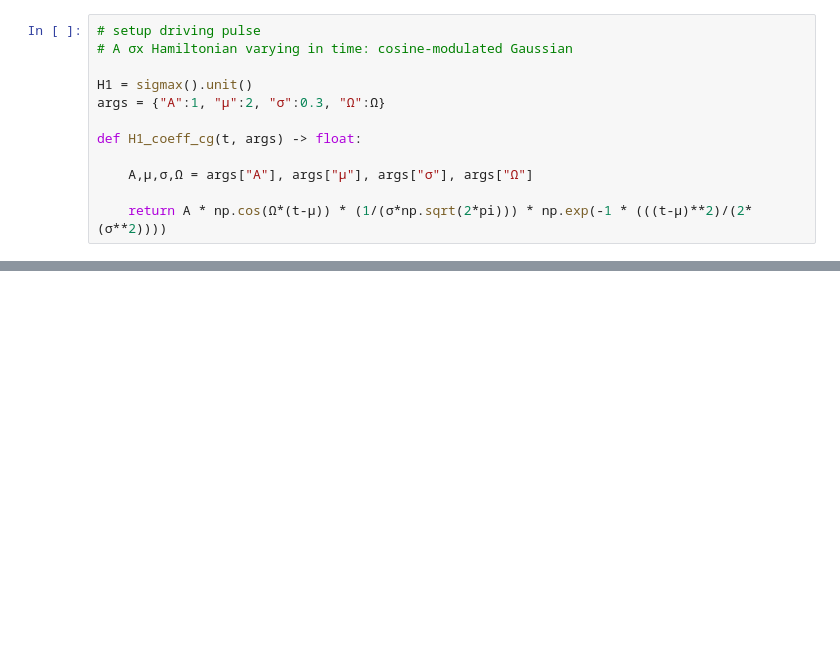
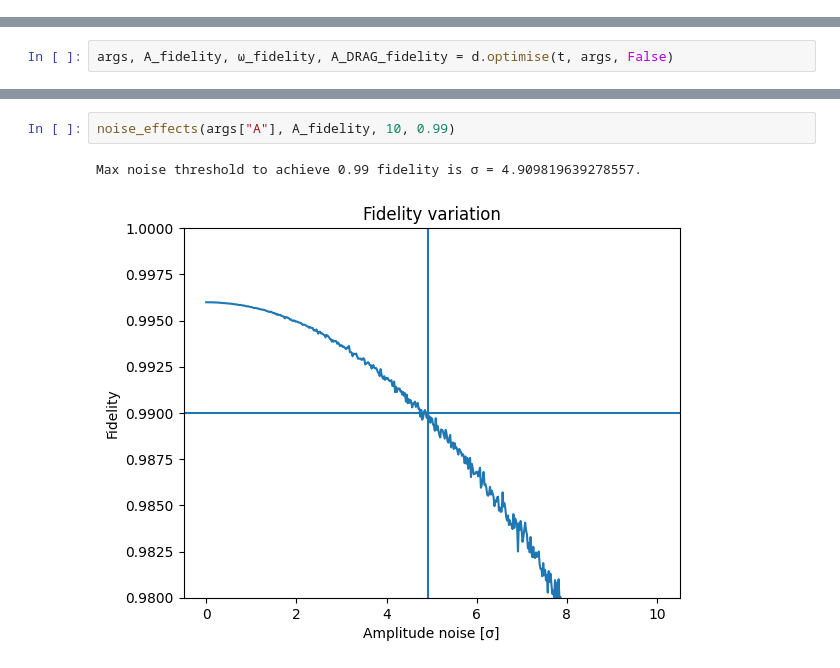
Before and after one commit to manavbabel/Transmon-Simulation, a Jupyter notebook: Transmon.ipynb, the cells around one changed output, grey strips where cells are left out. Saved outputs shown, nothing was run; the diff lists cells and outputs as text; blank space fills up the shorter version.

```diff
--- a/Transmon.ipynb
+++ b/Transmon.ipynb
@@ -25,12 +20,0 @@ excited = basis(2,1) * basis(2,1).dag()
-# %%
-# setup driving pulse
-# A σx Hamiltonian varying in time: cosine-modulated Gaussian
-
-H1 = sigmax().unit()
-args = {"A":1, "μ":2, "σ":0.3, "Ω":Ω}
-
-def H1_coeff_cg(t, args) -> float:
-
-    A,μ,σ,Ω = args["A"], args["μ"], args["σ"], args["Ω"]
-
-    return A * np.cos(Ω*(t-μ)) * (1/(σ*np.sqrt(2*pi))) * np.exp(-1 * (((t-μ)**2)/(2*(σ**2))))
@@ -114,0 +476,2 @@ Max noise threshold to achieve 0.99 fidelity is σ = 0.4020100502512563.
+# %%
+args, A_fidelity, ω_fidelity, A_DRAG_fidelity = d.optimise(t, args, False)
@@ -114,0 +504,5 @@ Max noise threshold to achieve 0.99 fidelity is σ = 0.4020100502512563.
+# %%
+noise_effects(args["A"], A_fidelity, 10, 0.99)
+# %% [output]
+Max noise threshold to achieve 0.99 fidelity is σ = 4.909819639278557.
+[figure, added]
```
Also changed, not shown: parts of 21 cells of this notebook.
